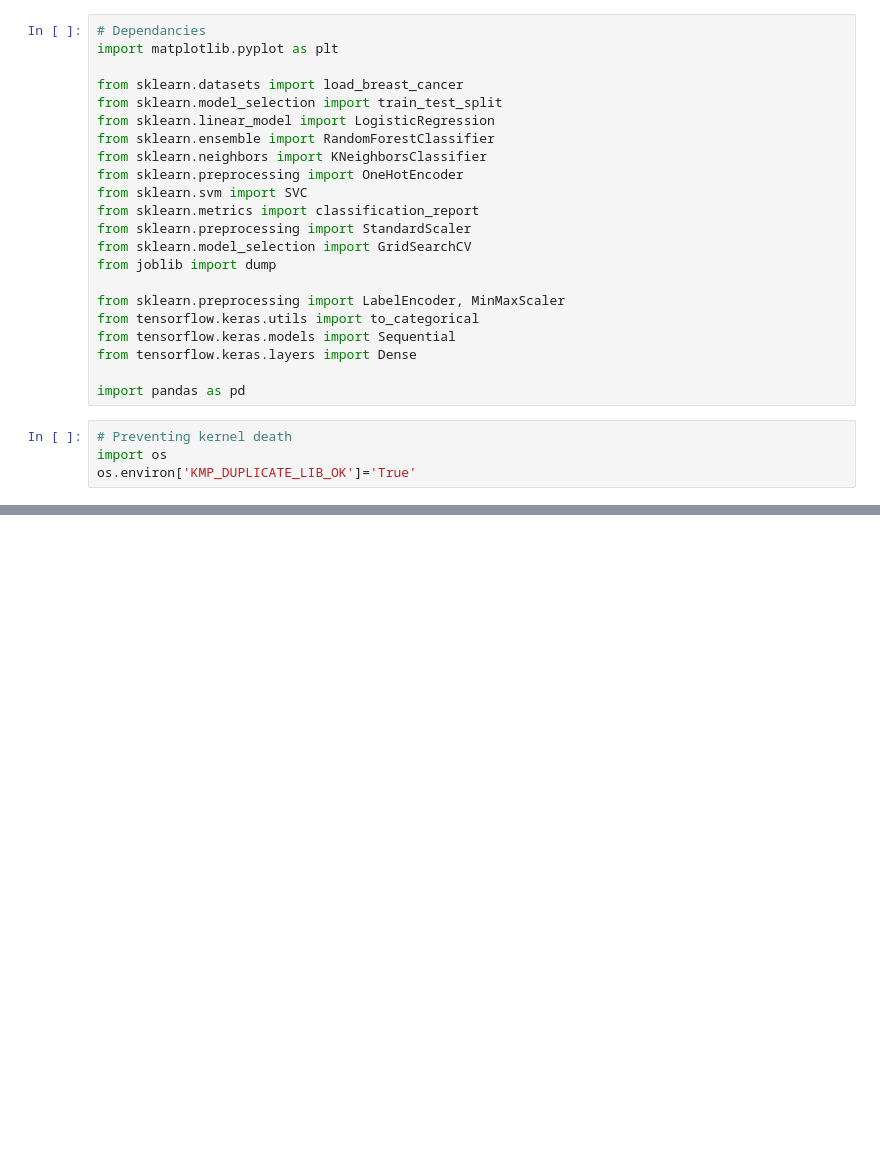
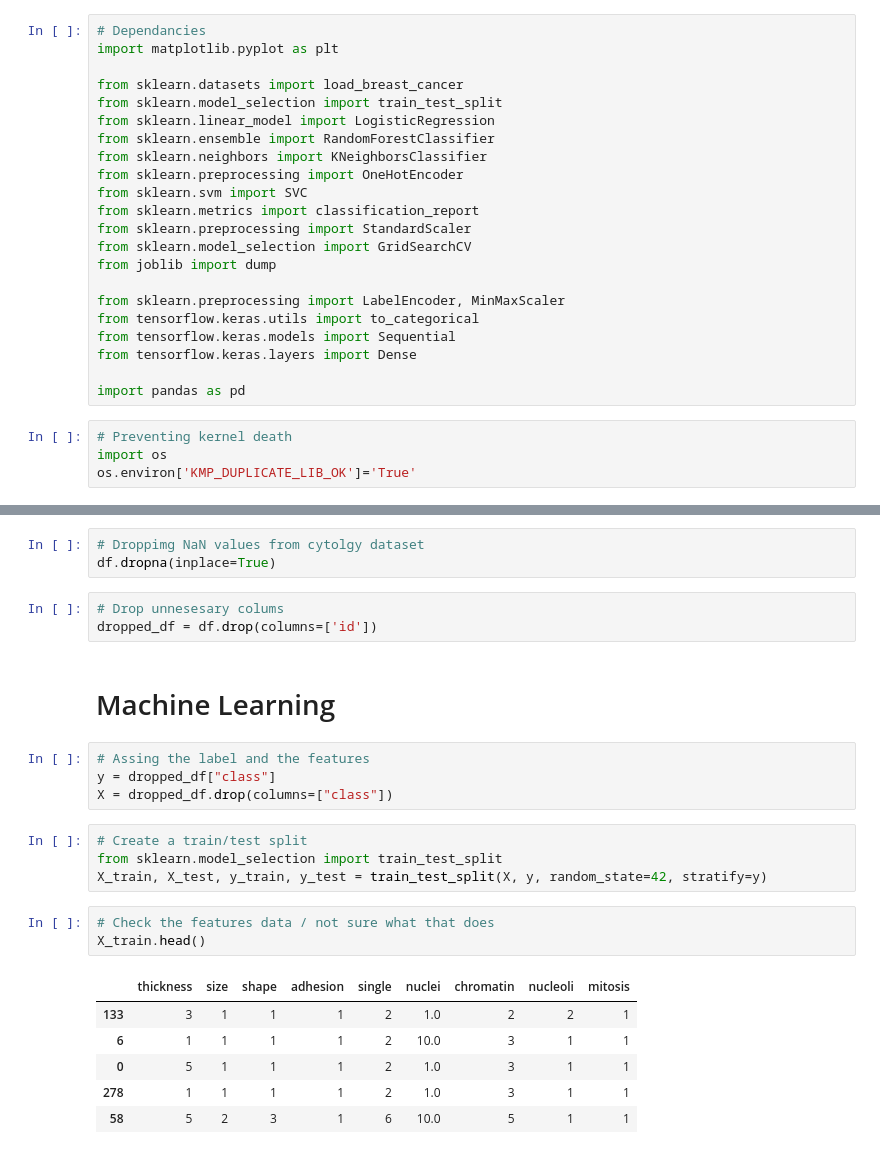
Before and after one commit to ChiqueCode/demo_project_breast_cancer, a Jupyter notebook: ml_models_cytology.ipynb, the cells around one changed output, grey strips where cells are left out. Cells and saved outputs as stored; diff of their text form; blank space fills up the shorter version.

```diff
--- a/ml_models_cytology.ipynb
+++ b/ml_models_cytology.ipynb
@@ -97,0 +87,26 @@ _________________________________________________________________
+# %%
+# Droppimg NaN values from cytolgy dataset
+df.dropna(inplace=True)
+# %%
+# Drop unnesesary colums
+dropped_df = df.drop(columns=['id'])
+# %% [markdown]
+# Machine Learning
+# %%
+# Assing the label and the features
+y = dropped_df["class"]
+X = dropped_df.drop(columns=["class"])
+# %%
+# Create a train/test split
+from sklearn.model_selection import train_test_split
+X_train, X_test, y_train, y_test = train_test_split(X, y, random_state=42, stratify=y)
+# %%
+# Check the features data / not sure what that does
+X_train.head()
+# %% [output]
+|  | thickness | size | shape | adhesion | single | nuclei | chromatin | nucleoli | mitosis |
+| 133 | 3 | 1 | 1 | 1 | 2 | 1.0 | 2 | 2 | 1 |
+| 6 | 1 | 1 | 1 | 1 | 2 | 10.0 | 3 | 1 | 1 |
+| 0 | 5 | 1 | 1 | 1 | 2 | 1.0 | 3 | 1 | 1 |
+| 278 | 1 | 1 | 1 | 1 | 2 | 1.0 | 3 | 1 | 1 |
+| 58 | 5 | 2 | 3 | 1 | 6 | 10.0 | 5 | 1 | 1 |
```
Also changed, not shown: parts of 42 cells of this notebook, 5 other files.
